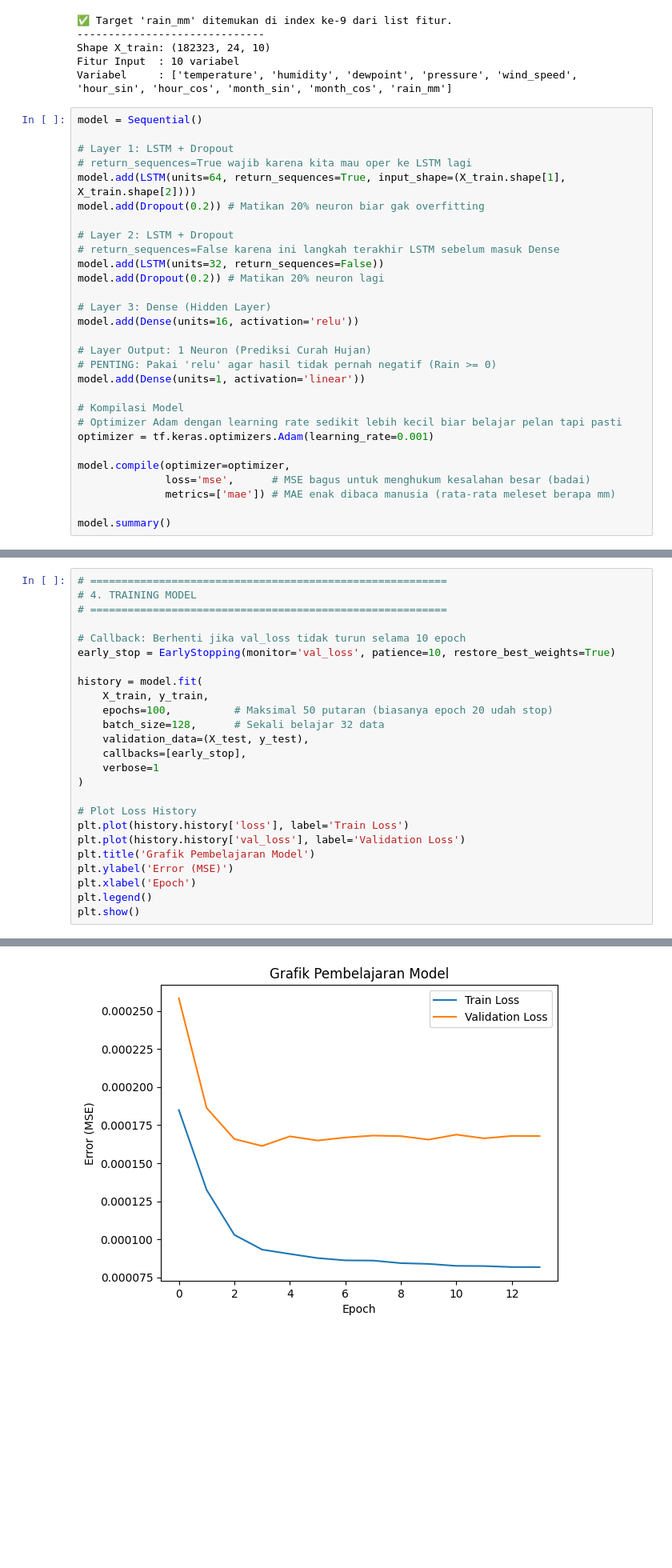
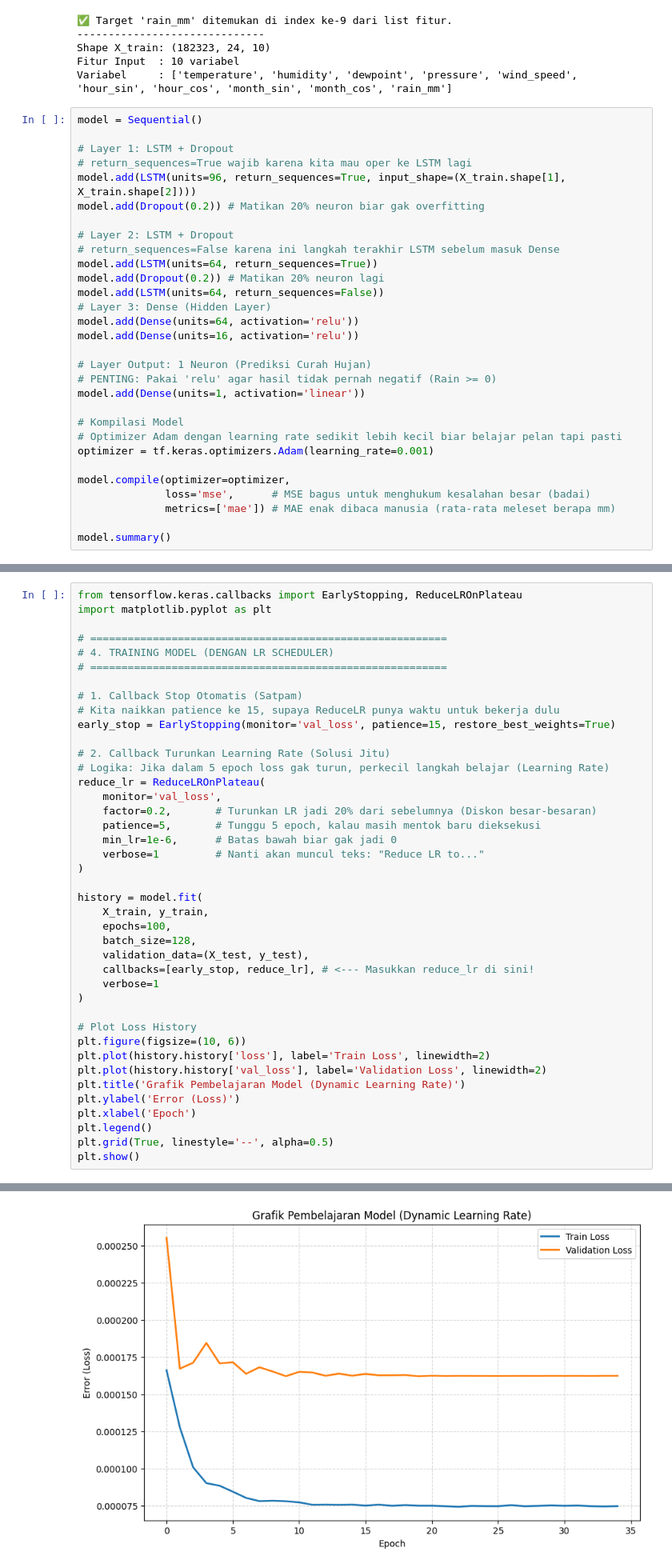
Before and after one commit to evanalif113/Catatan_Meteorologi, a Jupyter notebook: model-prediksi-estimasi-dengan-lstm.ipynb, the cells around one changed output, grey strips where cells are left out. Shown at 80% size. Saved outputs shown, nothing was run; the diff lists cells and outputs as text; blank space fills up the shorter version.

Commit message:
Kaggle Notebook | Model Prediksi Estimasi dengan LSTM | Version 13

```diff
--- a/model-prediksi-estimasi-dengan-lstm.ipynb
+++ b/model-prediksi-estimasi-dengan-lstm.ipynb
@@ -372,15 +371,16 @@ model = Sequential()
 
 # Layer 1: LSTM + Dropout
 # return_sequences=True wajib karena kita mau oper ke LSTM lagi
-model.add(LSTM(units=64, return_sequences=True, input_shape=(X_train.shape[1], X_train.shape[2])))
+model.add(LSTM(units=96, return_sequences=True, input_shape=(X_train.shape[1], X_train.shape[2])))
 model.add(Dropout(0.2)) # Matikan 20% neuron biar gak overfitting
 
 # Layer 2: LSTM + Dropout
 # return_sequences=False karena ini langkah terakhir LSTM sebelum masuk Dense
-model.add(LSTM(units=32, return_sequences=False))
+model.add(LSTM(units=64, return_sequences=True))
 model.add(Dropout(0.2)) # Matikan 20% neuron lagi
-
+model.add(LSTM(units=64, return_sequences=False))
 # Layer 3: Dense (Hidden Layer)
+model.add(Dense(units=64, activation='relu'))
 model.add(Dense(units=16, activation='relu'))
 
 # Layer Output: 1 Neuron (Prediksi Curah Hujan)
@@ -419,27 +424,43 @@ Model: "sequential"
 # %%
+from tensorflow.keras.callbacks import EarlyStopping, ReduceLROnPlateau
+import matplotlib.pyplot as plt
+
 # =========================================================
-# 4. TRAINING MODEL
+# 4. TRAINING MODEL (DENGAN LR SCHEDULER)
 # =========================================================
 
-# Callback: Berhenti jika val_loss tidak turun selama 10 epoch
-early_stop = EarlyStopping(monitor='val_loss', patience=10, restore_best_weights=True)
+# 1. Callback Stop Otomatis (Satpam)
+# Kita naikkan patience ke 15, supaya ReduceLR punya waktu untuk bekerja dulu
+early_stop = EarlyStopping(monitor='val_loss', patience=15, restore_best_weights=True)
+
+# 2. Callback Turunkan Learning Rate (Solusi Jitu)
+# Logika: Jika dalam 5 epoch loss gak turun, perkecil langkah belajar (Learning Rate)
+reduce_lr = ReduceLROnPlateau(
+    monitor='val_loss',
+    factor=0.2,       # Turunkan LR jadi 20% dari sebelumnya (Diskon besar-besaran)
+    patience=5,       # Tunggu 5 epoch, kalau masih mentok baru dieksekusi
+    min_lr=1e-6,      # Batas bawah biar gak jadi 0
+    verbose=1         # Nanti akan muncul teks: "Reduce LR to..."
+)
 
 history = model.fit(
     X_train, y_train,
-    epochs=100,          # Maksimal 50 putaran (biasanya epoch 20 udah stop)
-    batch_size=128,      # Sekali belajar 32 data
+    epochs=100,
+    batch_size=128,
     validation_data=(X_test, y_test),
-    callbacks=[early_stop],
+    callbacks=[early_stop, reduce_lr], # <--- Masukkan reduce_lr di sini!
     verbose=1
 )
 
 # Plot Loss History
-plt.plot(history.history['loss'], label='Train Loss')
-plt.plot(history.history['val_loss'], label='Validation Loss')
-plt.title('Grafik Pembelajaran Model')
-plt.ylabel('Error (MSE)')
+plt.figure(figsize=(10, 6))
+plt.plot(history.history['loss'], label='Train Loss', linewidth=2)
+plt.plot(history.history['val_loss'], label='Validation Loss', linewidth=2)
+plt.title('Grafik Pembelajaran Model (Dynamic Learning Rate)')
+plt.ylabel('Error (Loss)')
 plt.xlabel('Epoch')
 plt.legend()
+plt.grid(True, linestyle='--', alpha=0.5)
 plt.show()
 # %% [output]
 Epoch 1/100
@@ -462,4 +485,4 @@ Epoch 14/100
-[figure, old version]
+[figure, new version]
 # %%
 # =========================================================
 # 5. PREDIKSI & INVERSE TRANSFORM
```
Also changed, not shown: parts of 7 cells of this notebook.
